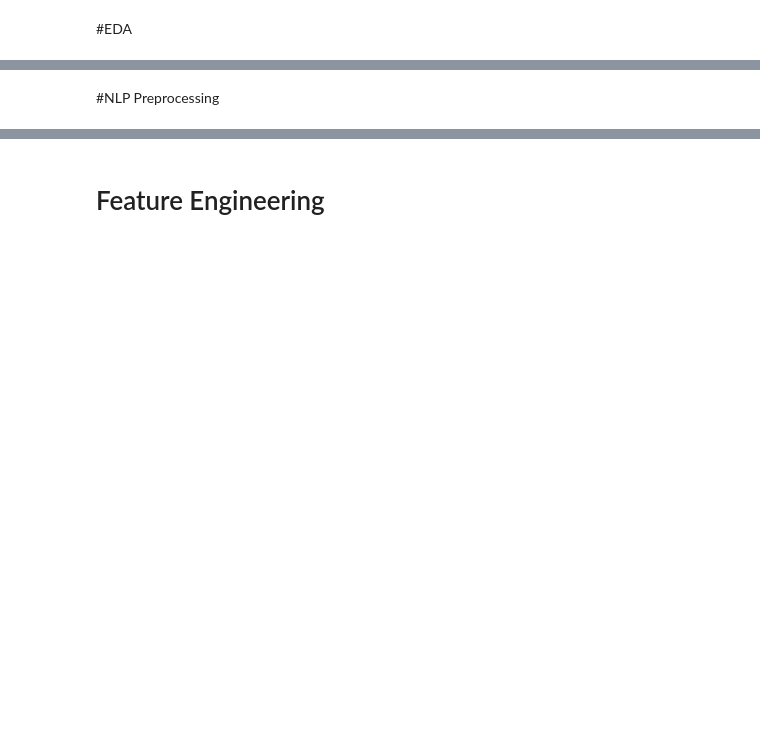
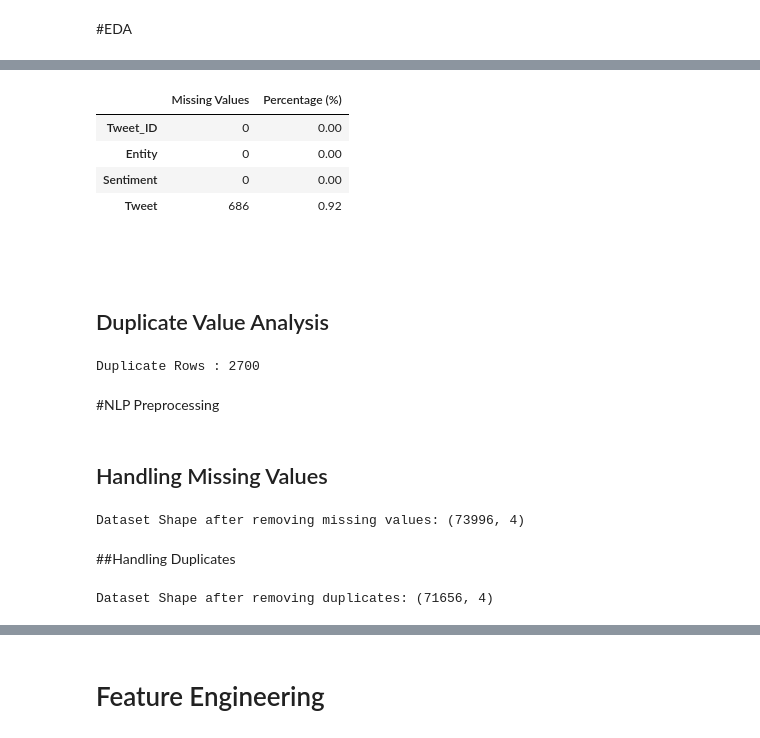
Before and after one commit to AswinG2003/NLP-Parallel-Project, a Jupyter notebook: NLP_Parallel_Project.ipynb, the cells around one changed output, grey strips where cells are left out. Drawn from its saved outputs; the diff is of its cells as text; code cells hidden in the pictures; blank space fills up the shorter version.

```diff
--- a/NLP_Parallel_Project.ipynb
+++ b/NLP_Parallel_Project.ipynb
@@ -8,0 +182,6 @@
+# %%
+# Check missing values
+
+missing_values = df_twitter.isnull().sum()
+
+missing_values
@@ -9,2 +195,49 @@
+# %%
+# Missing value percentage
+
+missing_percentage = (df_twitter.isnull().sum() / len(df_twitter)) * 100
+
+missing_df = pd.DataFrame({
+    "Missing Values": missing_values,
+    "Percentage (%)": missing_percentage.round(2)
+})
+
+missing_df
+# %% [output]
+|  | Missing Values | Percentage (%) |
+| Tweet_ID | 0 | 0.00 |
+| Entity | 0 | 0.00 |
+| Sentiment | 0 | 0.00 |
+| Tweet | 686 | 0.92 |
+# %% [markdown]
+##
+# %% [markdown]
+## Duplicate Value Analysis
+# %%
+# Check duplicate rows
+
+duplicates = df_twitter.duplicated().sum()
+
+print(f"Duplicate Rows : {duplicates}")
+# %% [output]
+Duplicate Rows : 2700
 # %% [markdown]
 #NLP Preprocessing
+# %% [markdown]
+## Handling Missing Values
+# %%
+# Remove rows with missing tweets
+df_twitter.dropna(subset=["Tweet"], inplace=True)
+
+print("Dataset Shape after removing missing values:", df_twitter.shape)
+# %% [output]
+Dataset Shape after removing missing values: (73996, 4)
+# %% [markdown]
+##Handling Duplicates
+# %%
+# Remove duplicate records
+df_twitter.drop_duplicates(inplace=True)
+
+print("Dataset Shape after removing duplicates:", df_twitter.shape)
+# %% [output]
+Dataset Shape after removing duplicates: (71656, 4)
```
Also changed, not shown: parts of 50 cells of this notebook.
